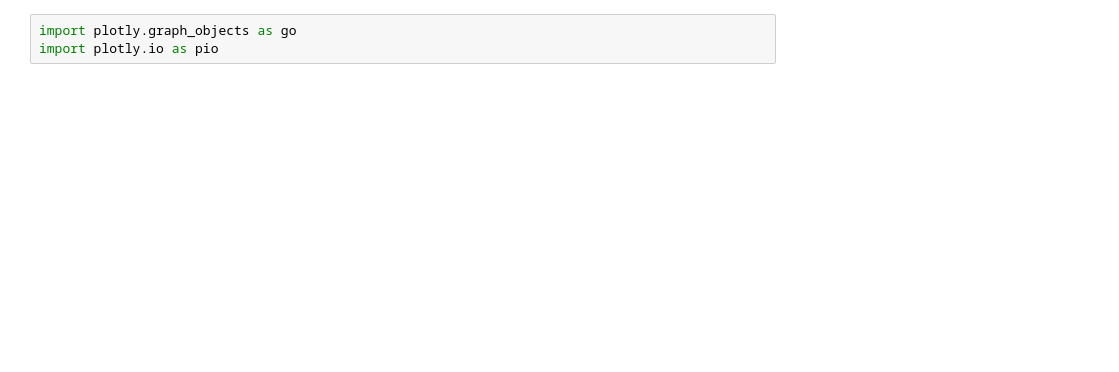
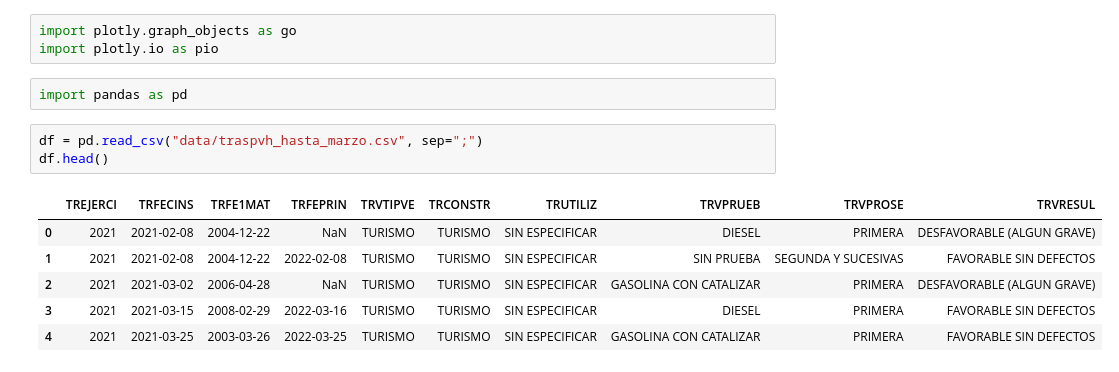
Before and after one commit to dariofervenza/M2.859_PC2, a Jupyter notebook: gauge_giagram.ipynb, the cells around one changed output. Saved outputs shown, nothing was run; the diff lists cells and outputs as text; blank space fills up the shorter version.

```diff
--- a/gauge_giagram.ipynb
+++ b/gauge_giagram.ipynb
@@ -1,3 +1,15 @@
 # %%
 import plotly.graph_objects as go
 import plotly.io as pio
+# %%
+import pandas as pd
+# %%
+df = pd.read_csv("data/traspvh_hasta_marzo.csv", sep=";")
+df.head()
+# %% [output]
+|  | TREJERCI | TRFECINS | TRFE1MAT | TRFEPRIN | TRVTIPVE | TRCONSTR | TRUTILIZ | TRVPRUEB | TRVPROSE | TRVRESUL |
+| 0 | 2021 | 2021-02-08 | 2004-12-22 | NaN | TURISMO | TURISMO | SIN ESPECIFICAR | DIESEL | PRIMERA | DESFAVORABLE (ALGUN GRAVE) |
+| 1 | 2021 | 2021-02-08 | 2004-12-22 | 2022-02-08 | TURISMO | TURISMO | SIN ESPECIFICAR | SIN PRUEBA | SEGUNDA Y SUCESIVAS | FAVORABLE SIN DEFECTOS |
+| 2 | 2021 | 2021-03-02 | 2006-04-28 | NaN | TURISMO | TURISMO | SIN ESPECIFICAR | GASOLINA CON CATALIZAR | PRIMERA | DESFAVORABLE (ALGUN GRAVE) |
+| 3 | 2021 | 2021-03-15 | 2008-02-29 | 2022-03-16 | TURISMO | TURISMO | SIN ESPECIFICAR | DIESEL | PRIMERA | FAVORABLE SIN DEFECTOS |
+| 4 | 2021 | 2021-03-25 | 2003-03-26 | 2022-03-25 | TURISMO | TURISMO | SIN ESPECIFICAR | GASOLINA CON CATALIZAR | PRIMERA | FAVORABLE SIN DEFECTOS |
```
Also changed, not shown: parts of 7 cells of this notebook, 4 other files.
